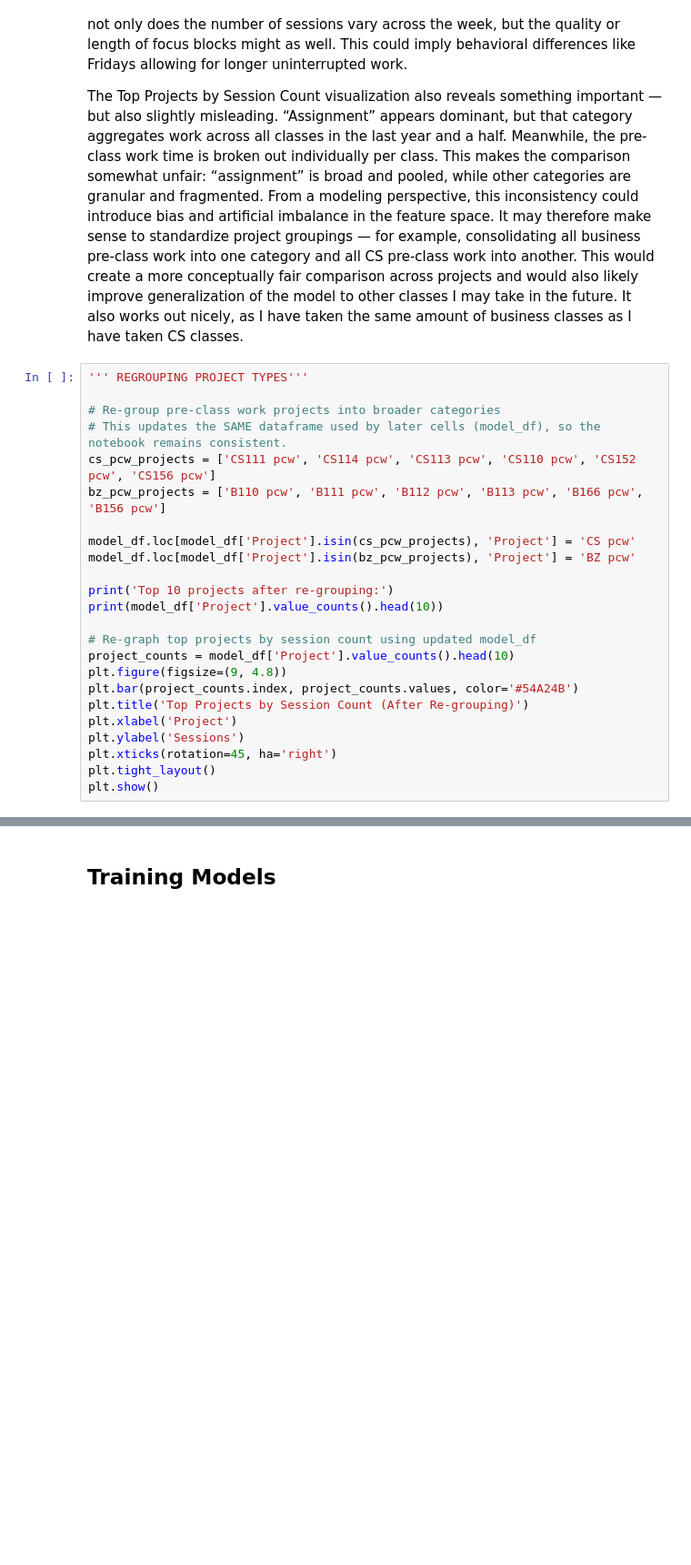
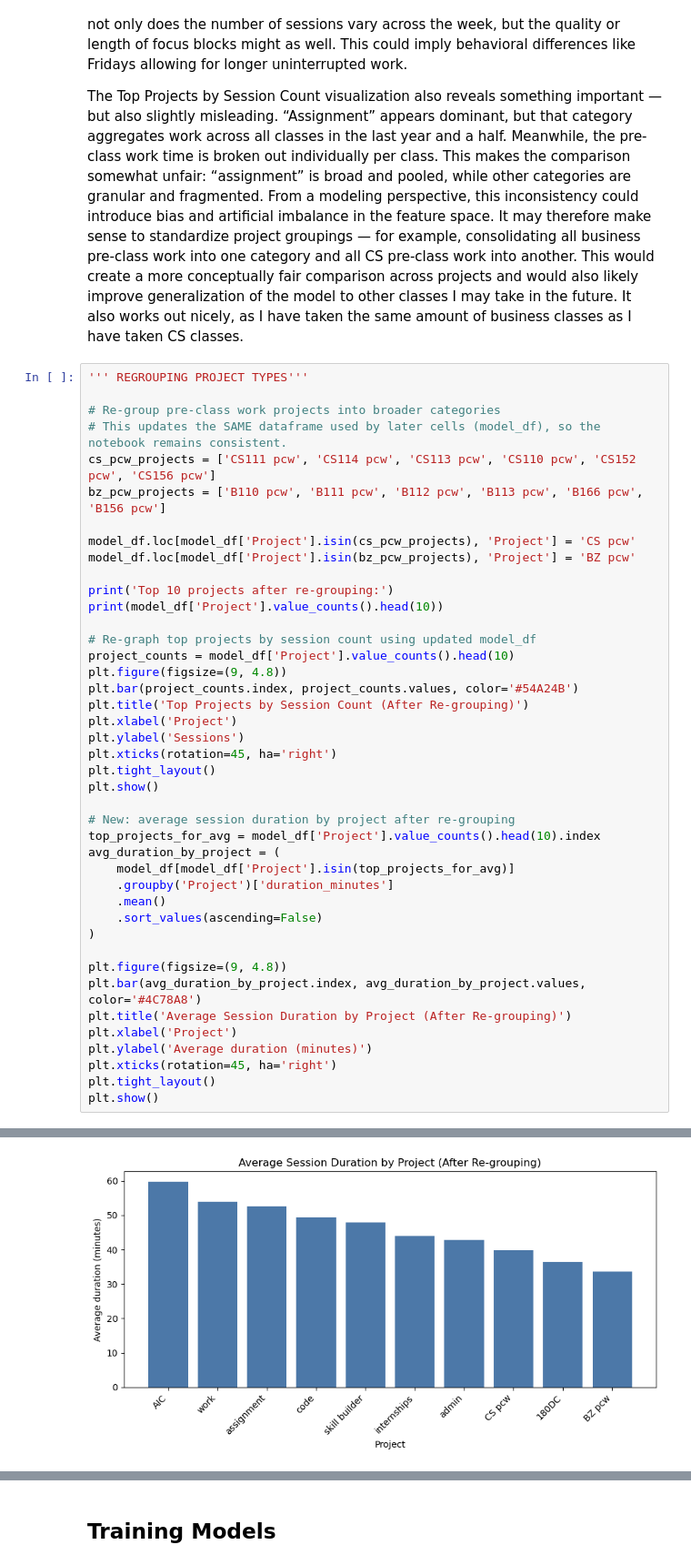
Before and after one commit to ashleeec/CS156-Machine-Learning, a Jupyter notebook: assignment1/assignment1.ipynb, the cells around one changed output, grey strips where cells are left out. Shown at 91% size. Drawn from its saved outputs; the diff is of its cells as text; blank space fills up the shorter version.

```diff
--- a/assignment1/assignment1.ipynb
+++ b/assignment1/assignment1.ipynb
@@ -332,33 +332,52 @@ model_df.loc[model_df['Project'].isin(cs_pcw_projects), 'Project'] = 'CS pcw'
 model_df.loc[model_df['Project'].isin(bz_pcw_projects), 'Project'] = 'BZ pcw'
 
 print('Top 10 projects after re-grouping:')
 print(model_df['Project'].value_counts().head(10))
 
 # Re-graph top projects by session count using updated model_df
 project_counts = model_df['Project'].value_counts().head(10)
 plt.figure(figsize=(9, 4.8))
 plt.bar(project_counts.index, project_counts.values, color='#54A24B')
 plt.title('Top Projects by Session Count (After Re-grouping)')
 plt.xlabel('Project')
 plt.ylabel('Sessions')
 plt.xticks(rotation=45, ha='right')
 plt.tight_layout()
 plt.show()
+
+# New: average session duration by project after re-grouping
+top_projects_for_avg = model_df['Project'].value_counts().head(10).index
+avg_duration_by_project = (
+    model_df[model_df['Project'].isin(top_projects_for_avg)]
+    .groupby('Project')['duration_minutes']
+    .mean()
+    .sort_values(ascending=False)
+)
+
+plt.figure(figsize=(9, 4.8))
+plt.bar(avg_duration_by_project.index, avg_duration_by_project.values, color='#4C78A8')
+plt.title('Average Session Duration by Project (After Re-grouping)')
+plt.xlabel('Project')
+plt.ylabel('Average duration (minutes)')
+plt.xticks(rotation=45, ha='right')
+plt.tight_layout()
+plt.show()
 # %% [output]
 Top 10 projects after re-grouping:
 Project
 assignment       275
 BZ pcw           185
 CS pcw           174
 work             166
 admin            116
 internships      110
 AIC              106
 code              79
 180DC             40
 skill builder     27
 Name: count, dtype: int64
 [figure]
+[figure, added]
 # %% [markdown]
 ## Modelling Plan
 
```
Also changed, not shown: parts of 5 cells of this notebook, 2 other files.
